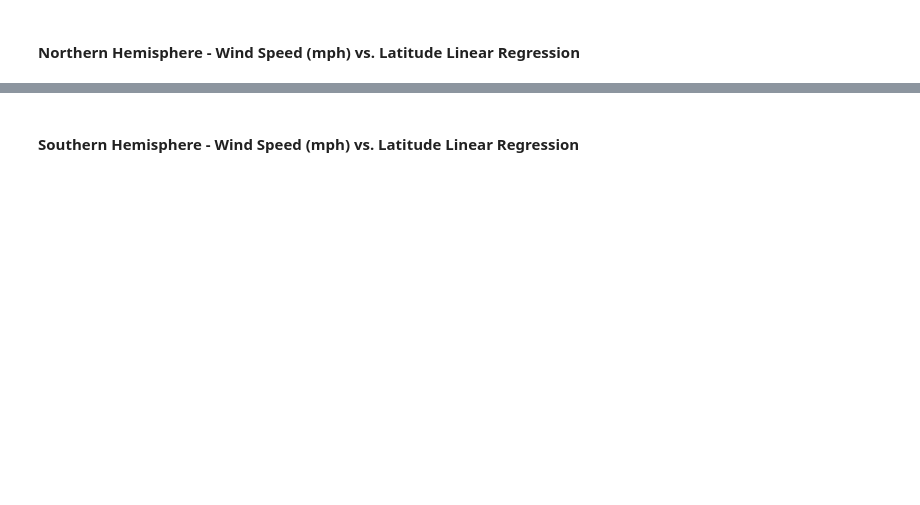
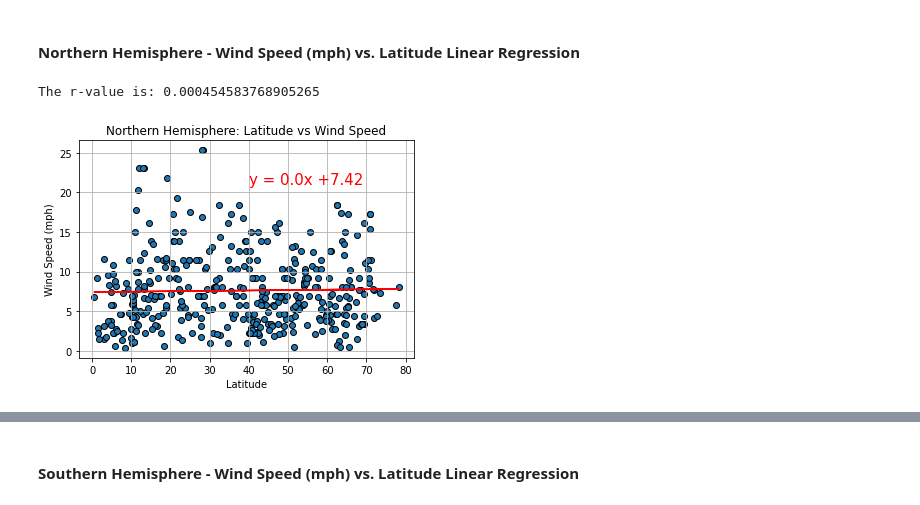
Before and after one commit to aebowden36/python-api-challenge, a Jupyter notebook: WeatherPy.ipynb, the cells around one changed output, grey strips where cells are left out. Cells and saved outputs as stored; diff of their text form; code cells hidden in the pictures; blank space fills up the shorter version.

```diff
--- a/WeatherPy.ipynb
+++ b/WeatherPy.ipynb
@@ -385,25 +378,28 @@ The r-value is: 0.021070559511701364
 # %%
 #create scatterplot
 x_axis = north_hemi['Latitude']
 y_axis = north_hemi['Wind Speed (mph)']
 plt.scatter(x_axis, y_axis, marker='o',edgecolors='black')
 
 #make labels
 plt.title("Northern Hemisphere: Latitude vs Wind Speed")
-plt.ylabel("Wind Speed ()")
+plt.ylabel("Wind Speed (mph)")
 plt.xlabel("Latitude")
 plt.grid(True)
 
-#plt.savefig("TempInWorldCities.png")
+plt.savefig("Images/NorthHemisphereWind.png")
 
 #linear regression
 (slope, intercept, rvalue, pvalue, stderr) = linregress(x_axis, y_axis)
 #regression values
 regress_values = x_axis * slope + intercept
 line_eq = "y = " + str(round(slope,2)) + "x +" + str(round(intercept,2))
-plt.annotate(line_eq,(0,10),fontsize=15,color="red")
+plt.annotate(line_eq,(40,21),fontsize=15,color="red")
 plt.plot(x_axis,regress_values,"r-")
 #print r value
 print(f"The r-value is: {rvalue**2}")
 
 plt.show()
+# %% [output]
+The r-value is: 0.000454583768905265
+[figure, added]
```
Also changed, not shown: parts of 15 cells of this notebook, 13 other files.
